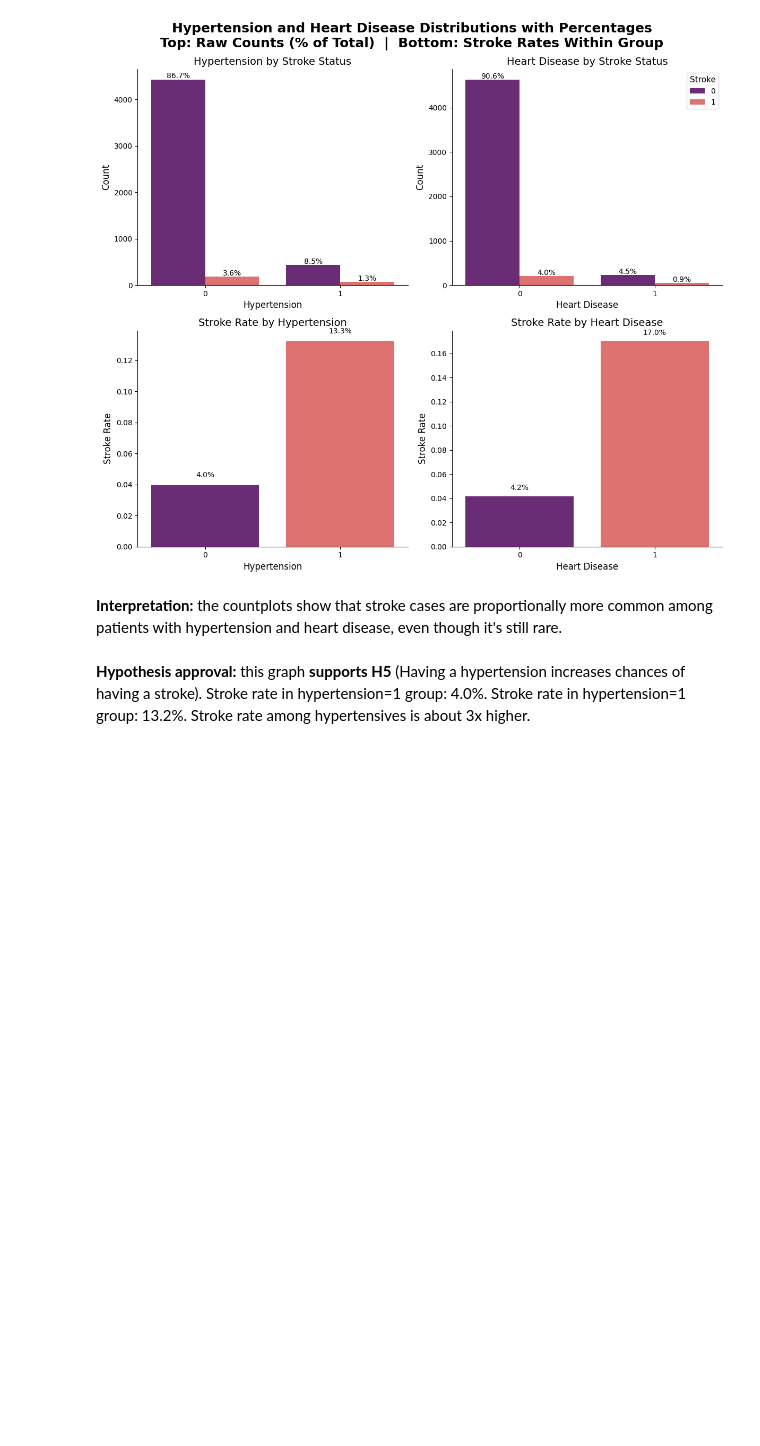
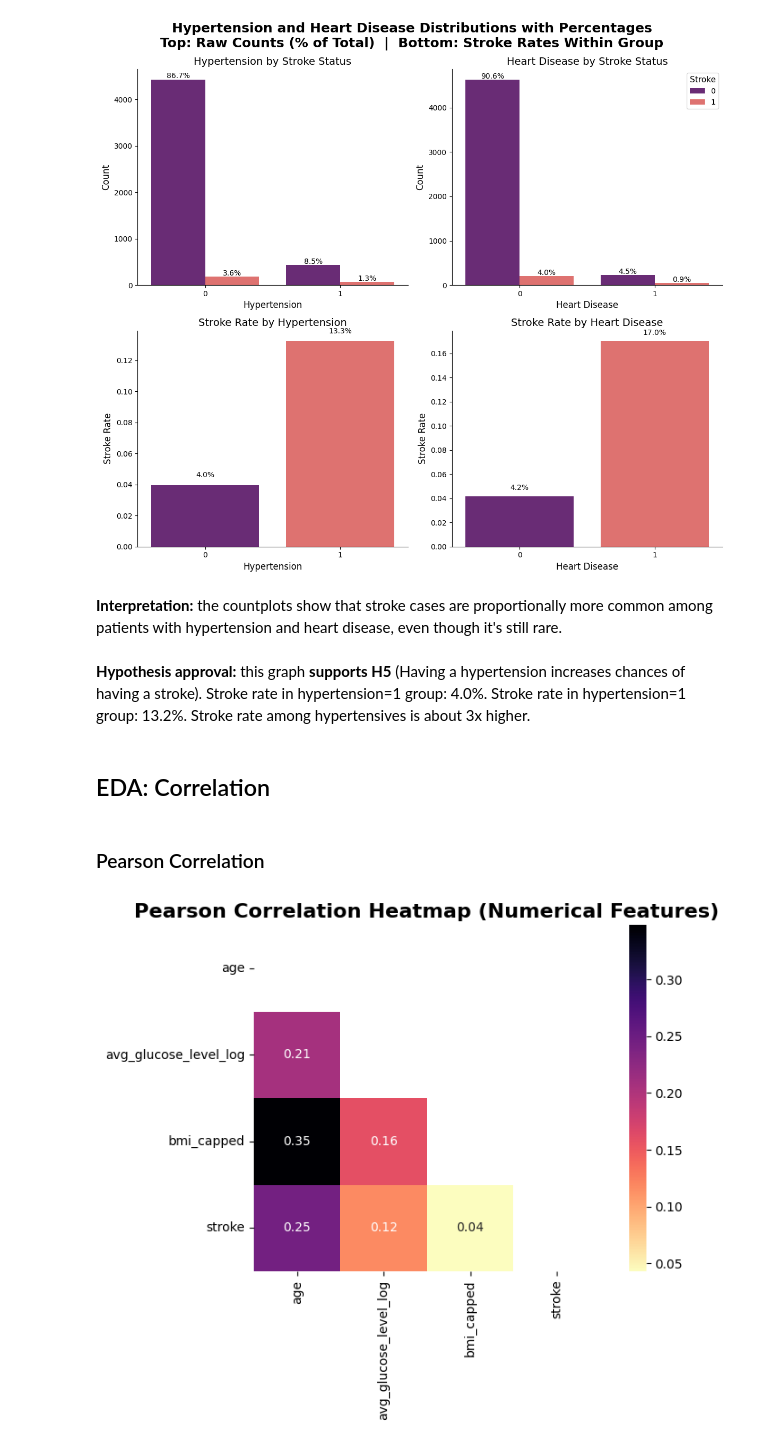
Before and after one commit to Duccard/stroke_risk_prediction, a Jupyter notebook: StrokeRiskPredictionModel.ipynb, the cells around one changed output. Saved outputs shown, nothing was run; the diff lists cells and outputs as text; code cells hidden in the pictures; blank space fills up the shorter version.

Commit message:
Added EDA: Correlation

```diff
--- a/StrokeRiskPredictionModel.ipynb
+++ b/StrokeRiskPredictionModel.ipynb
@@ -791,3 +791,27 @@ Passing `palette` without assigning `hue` is deprecated and will be removed in v
 **Interpretation:** the countplots show that stroke cases are proportionally more common among patients with hypertension and heart disease, even though it's still rare.
 # %% [markdown]
 **Hypothesis approval:** this graph **supports H5** (Having a hypertension increases chances of having a stroke). Stroke rate in hypertension=1 group: 4.0%. Stroke rate in hypertension=1 group: 13.2%. Stroke rate among hypertensives is about 3x higher.
+# %% [markdown]
+## EDA: Correlation
+# %% [markdown]
+### Pearson Correlation
+# %%
+# Define your numerical columns
+numerical_cols = ["age", "avg_glucose_level_log", "bmi_capped", "stroke"]
+
+# Compute Pearson correlation
+pearson_corr = df[numerical_cols].corr()
+
+# Create lower triangle mask
+mask = np.triu(np.ones_like(pearson_corr, dtype=bool))
+
+# Plot
+plt.figure(figsize=(8, 6))
+sns.heatmap(pearson_corr, mask=mask, annot=True, fmt=".2f", cmap="magma_r", square=True)
+plt.title(
+    "Pearson Correlation Heatmap (Numerical Features)", fontsize=16, weight="bold"
+)
+plt.tight_layout()
+plt.show()
+# %% [output]
+[figure, added]
```
Also changed, not shown: parts of 7 cells of this notebook.
